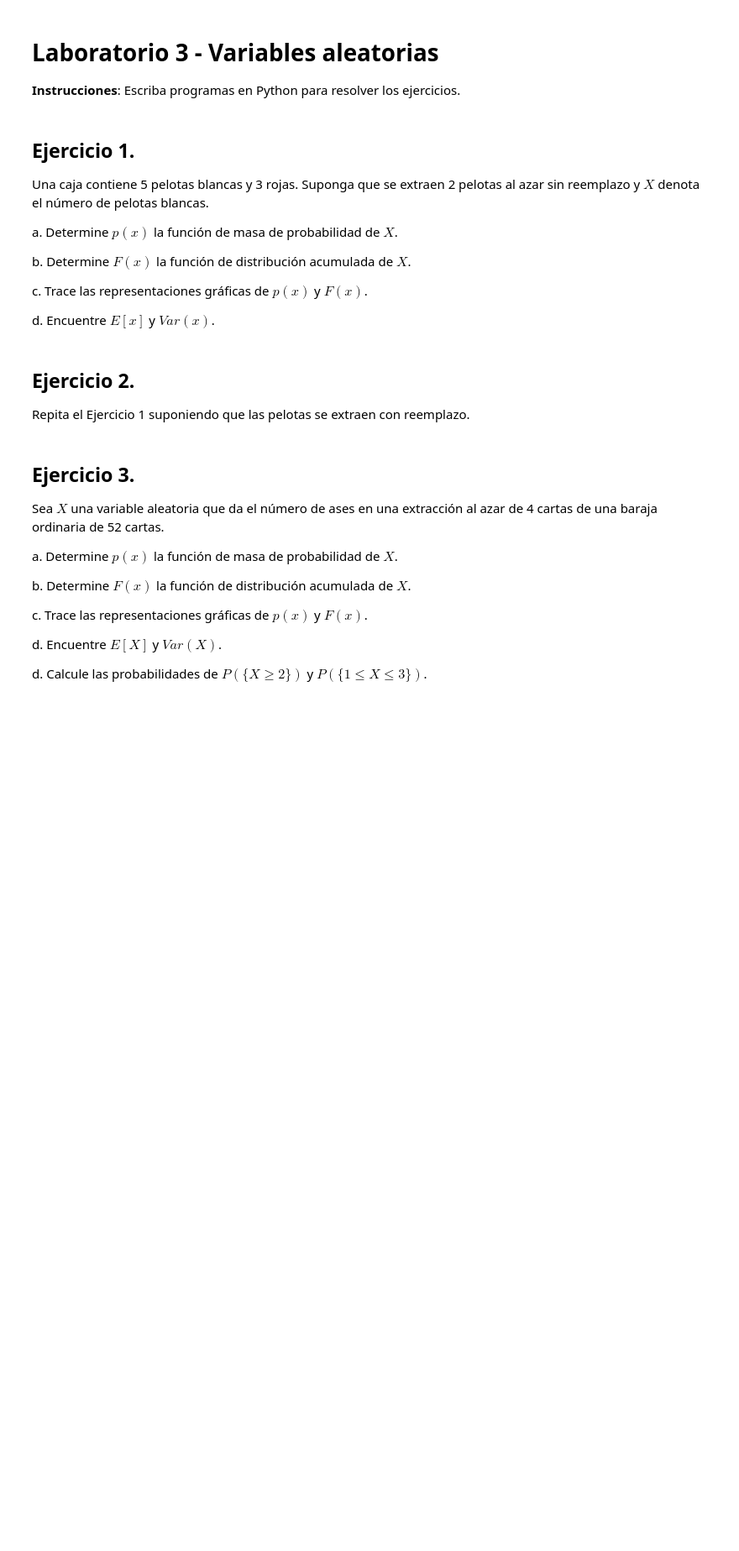
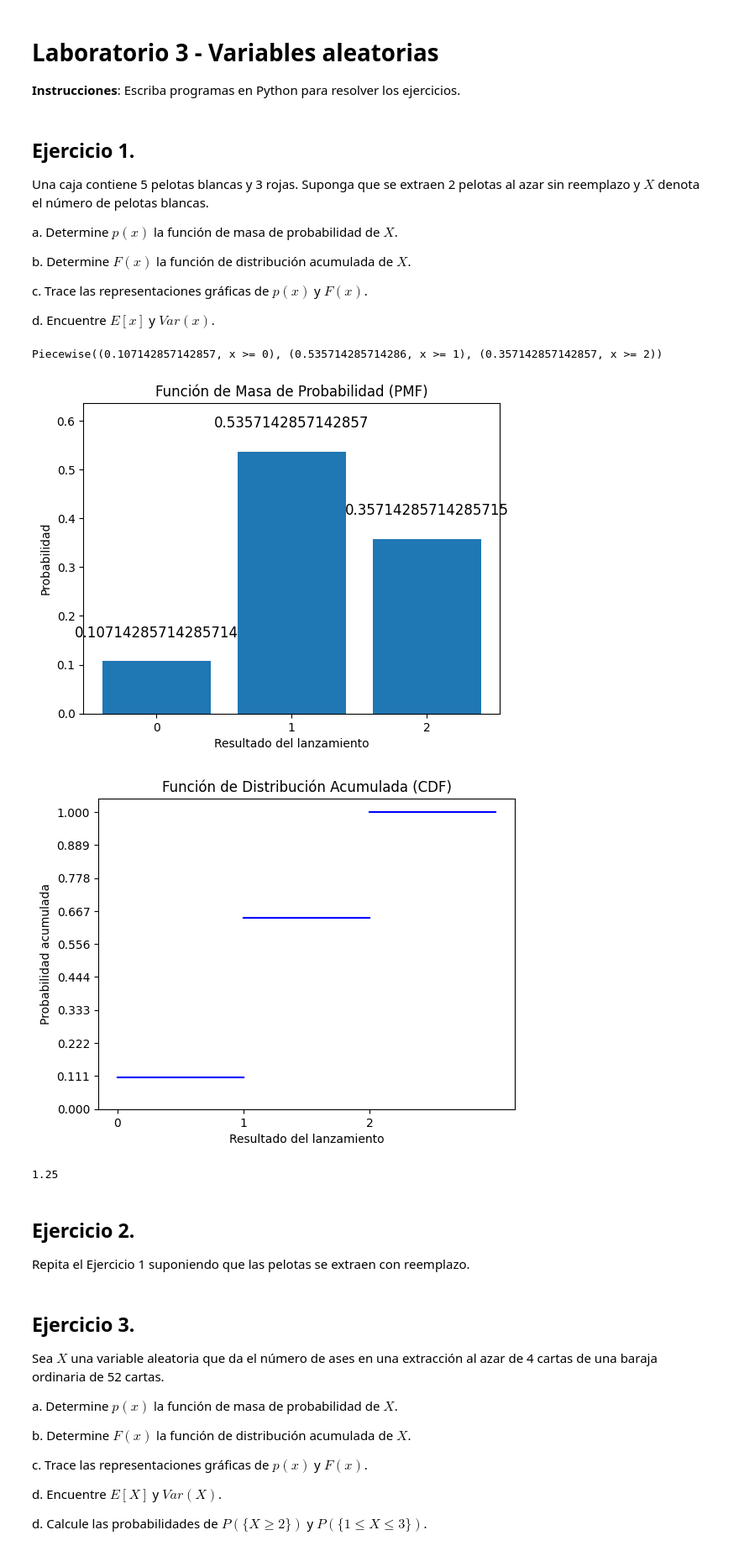
Before and after one commit to Brariv/Lab3Probabilidades, a Jupyter notebook: MM3014 - Lab 3 - Variables aleatorias.ipynb, the cells around one changed output. Shown at 84% size. Saved outputs shown, nothing was run; the diff lists cells and outputs as text; code cells hidden in the pictures; blank space fills up the shorter version.

```diff
--- a/MM3014 - Lab 3 - Variables aleatorias.ipynb
+++ b/MM3014 - Lab 3 - Variables aleatorias.ipynb
@@ -14,6 +47,46 @@ b. Determine $F(x)$ la función de distribución acumulada de $X$.
 c. Trace las representaciones gráficas de $p(x)$ y $F(x)$.
 
 d. Encuentre $E[x]$ y $Var(x)$.
+# %%
+
+#a)
+x = sy.symbols('x', real=True)
+
+cantidad = sy.binomial(8,2)
+white_0_prob = float((sy.binomial(5,0) * sy.binomial(3,2))/cantidad)
+white_1_prob = float((sy.binomial(5,1) * sy.binomial(3,1))/cantidad)
+white_2_prob = float((sy.binomial(5,2)* sy.binomial(3,0))/cantidad)
+
+##Respuesta
+p_x = sy.Piecewise((white_0_prob,x==0),(white_1_prob, x==1),(white_2_prob, x==2))
+
+#b)
+
+f_x = sy.Piecewise((white_0_prob,x>=0),(white_1_prob, x>=1),(white_2_prob, x>=2))
+
+##Respuesta
+print(f_x)
+
+#c)
+X = [0, 1, 2]
+P = [white_0_prob, white_1_prob, white_2_prob]
+
+graphs_creators(X,P)
+
+#d)
+def valor_esperado(x_list, p_X):
+    return sum([x_list[i]*P[i]for i in range(len(P))])
+
+e_X = valor_esperado(X,P)
+
+print(e_X)
+
+var = valor_esperado([x**2 for x in X], P)
+# %% [output]
+Piecewise((0.107142857142857, x >= 0), (0.535714285714286, x >= 1), (0.357142857142857, x >= 2))
+[figure, added]
+[figure, added]
+1.25
 # %% [markdown]
 ## Ejercicio 2.
 
```
Also changed, not shown: parts of 2 cells of this notebook.
